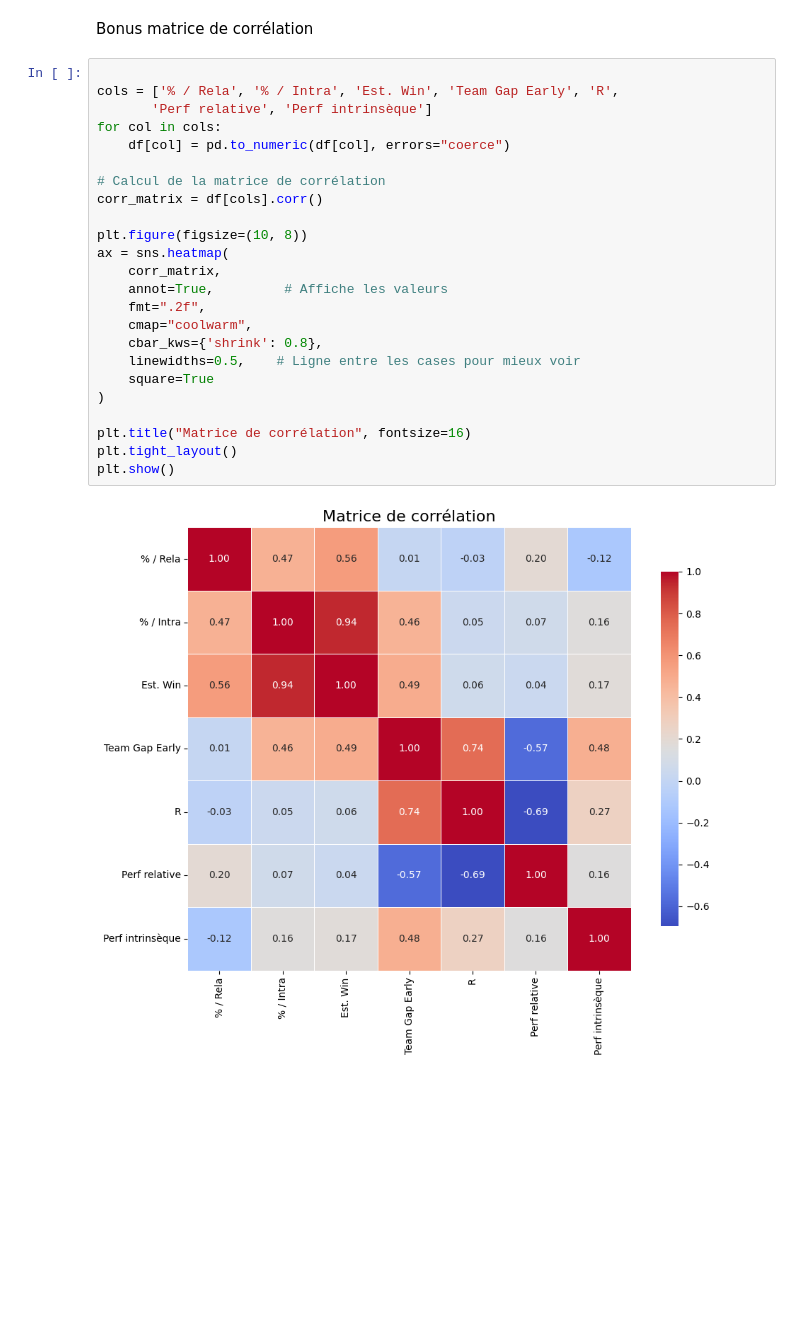
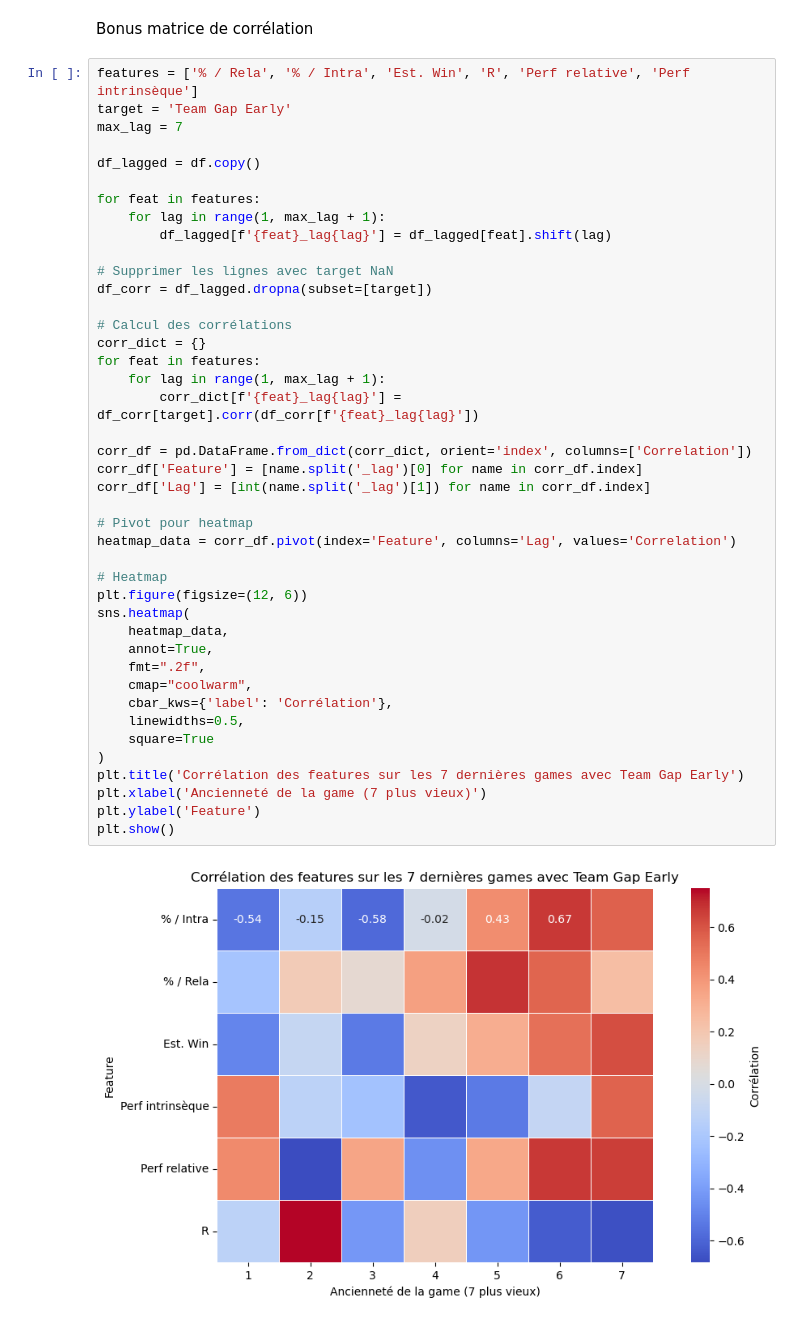
Before and after one commit to codeurEnHerbe/Analyse, a Jupyter notebook: Poids.ipynb, the cells around one changed output. Saved outputs shown, nothing was run; the diff lists cells and outputs as text; blank space fills up the shorter version.

```diff
--- a/Poids.ipynb
+++ b/Poids.ipynb
@@ -182,28 +182,46 @@ print(excel_formula_row9)
 # %% [markdown]
 Bonus matrice de corrélation
 # %%
+features = ['% / Rela', '% / Intra', 'Est. Win', 'R', 'Perf relative', 'Perf intrinsèque']
+target = 'Team Gap Early'
+max_lag = 7
 
-cols = ['% / Rela', '% / Intra', 'Est. Win', 'Team Gap Early', 'R',
-       'Perf relative', 'Perf intrinsèque']
-for col in cols:
-    df[col] = pd.to_numeric(df[col], errors="coerce")
+df_lagged = df.copy()
 
-# Calcul de la matrice de corrélation
-corr_matrix = df[cols].corr()
+for feat in features:
+    for lag in range(1, max_lag + 1):
+        df_lagged[f'{feat}_lag{lag}'] = df_lagged[feat].shift(lag)
 
-plt.figure(figsize=(10, 8))
-ax = sns.heatmap(
-    corr_matrix,
-    annot=True,         # Affiche les valeurs
+# Supprimer les lignes avec target NaN
+df_corr = df_lagged.dropna(subset=[target])
+
+# Calcul des corrélations
+corr_dict = {}
+for feat in features:
+    for lag in range(1, max_lag + 1):
+        corr_dict[f'{feat}_lag{lag}'] = df_corr[target].corr(df_corr[f'{feat}_lag{lag}'])
+
+corr_df = pd.DataFrame.from_dict(corr_dict, orient='index', columns=['Correlation'])
+corr_df['Feature'] = [name.split('_lag')[0] for name in corr_df.index]
+corr_df['Lag'] = [int(name.split('_lag')[1]) for name in corr_df.index]
+
+# Pivot pour heatmap
+heatmap_data = corr_df.pivot(index='Feature', columns='Lag', values='Correlation')
+
+# Heatmap
+plt.figure(figsize=(12, 6))
+sns.heatmap(
+    heatmap_data,
+    annot=True,
     fmt=".2f",
     cmap="coolwarm",
-    cbar_kws={'shrink': 0.8},
-    linewidths=0.5,    # Ligne entre les cases pour mieux voir
+    cbar_kws={'label': 'Corrélation'},
+    linewidths=0.5,
     square=True
 )
-
-plt.title("Matrice de corrélation", fontsize=16)
-plt.tight_layout()
+plt.title('Corrélation des features sur les 7 dernières games avec Team Gap Early')
+plt.xlabel('Ancienneté de la game (7 plus vieux)')
+plt.ylabel('Feature')
 plt.show()
 # %% [output]
-[figure, old version]
+[figure, new version]
```
Also changed, not shown: parts of 2 cells of this notebook.
